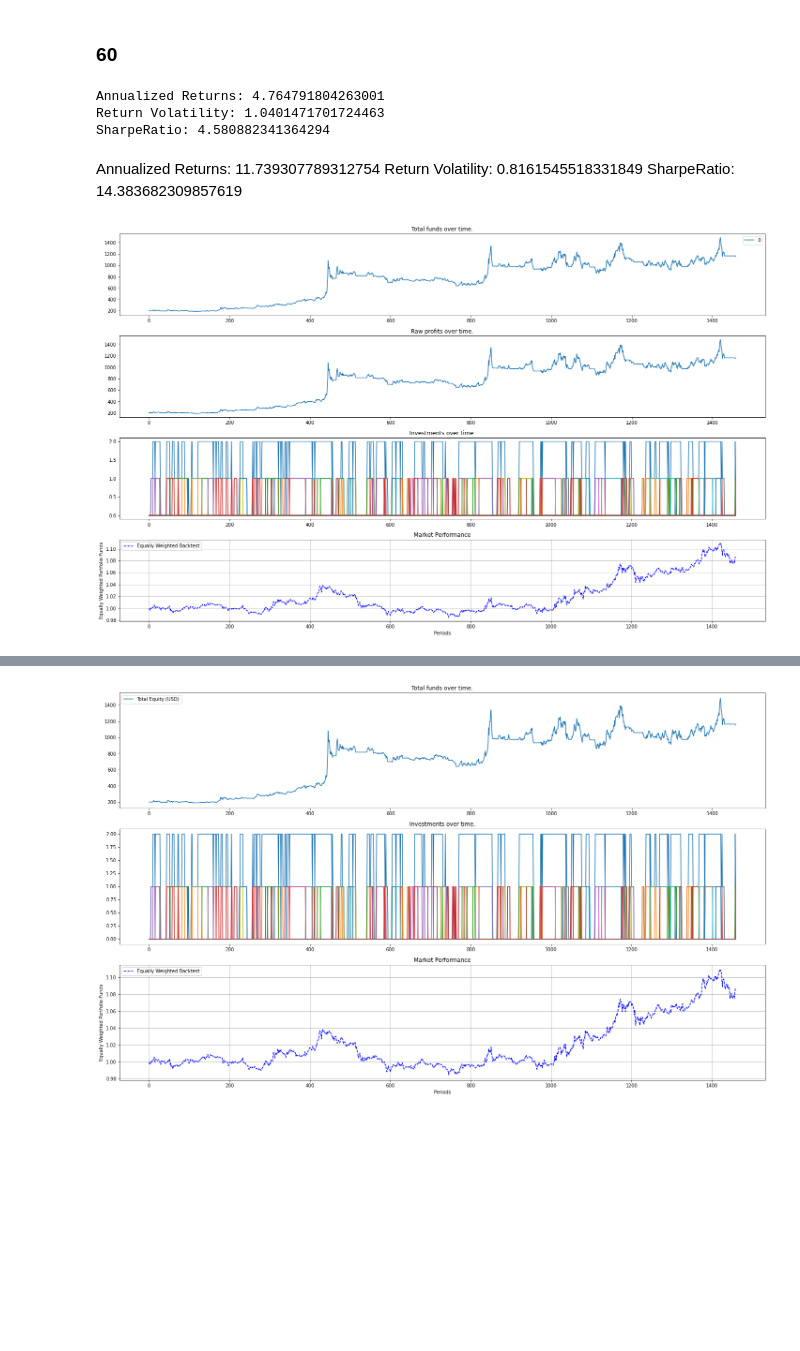
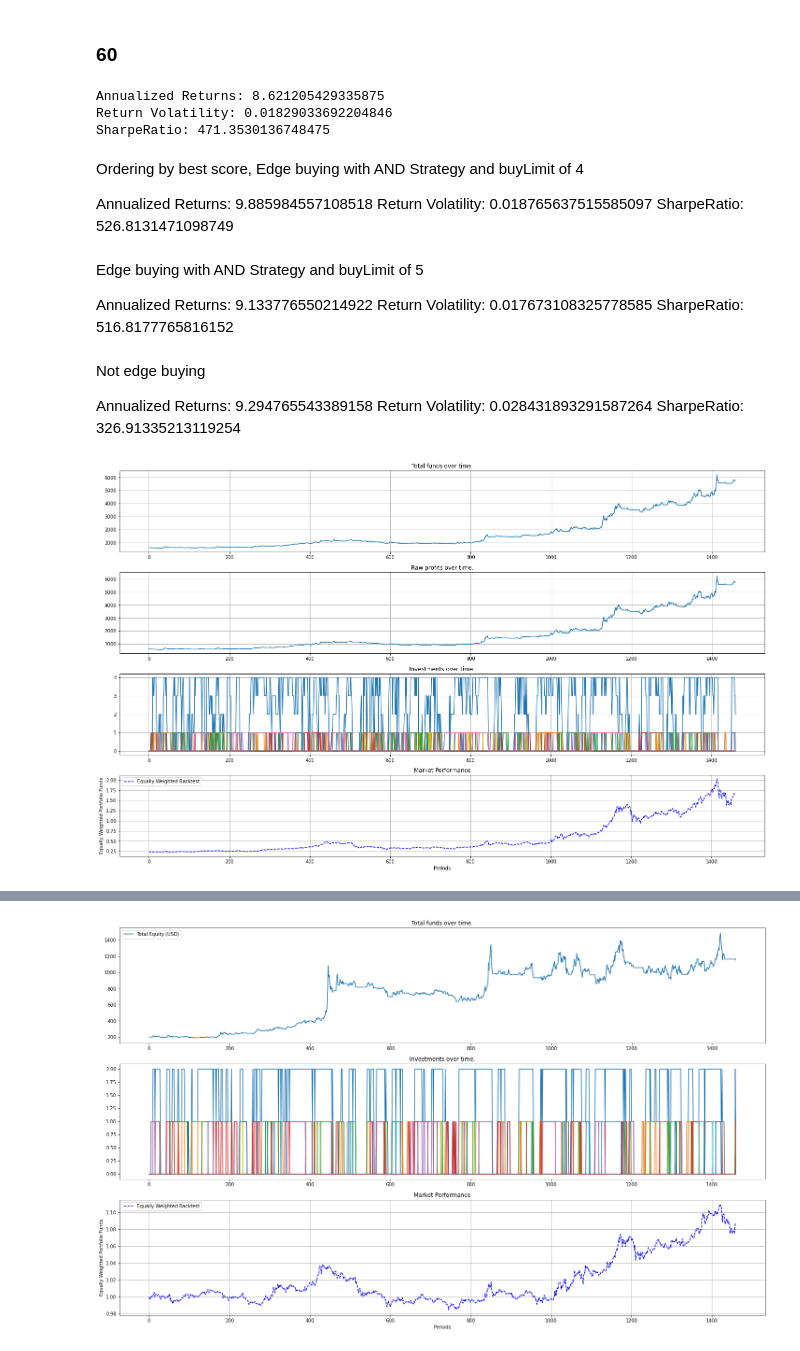
Before and after one commit to Andrerg01/fredinhouTradingBot, a Jupyter notebook: Coinbase_Trader_4.0/src/Prototyping.ipynb, the cells around one changed output, grey strips where cells are left out. Drawn from its saved outputs; the diff is of its cells as text; code cells hidden in the pictures; blank space fills up the shorter version.

Commit message:
All Buying on edge, buyLimit, new scores for strategies, ordering by best score. Deleted old Strategy A, working on new one (PSAR)

```diff
--- a/Coinbase_Trader_4.0/src/Prototyping.ipynb
+++ b/Coinbase_Trader_4.0/src/Prototyping.ipynb
@@ -340,4 +204,0 @@ len(arrPurchased)
-# %%
-with open(cf.dbPath + "/" + 'BTC-USD' + "/Str" + 'B' + "Params_" + str(granularity) + ".pkl", 'rb') as f:
-    best = pkl.load(f)
-best
@@ -1135,11 +903,10 @@ nOfDays = int((backtestDateEnd - backtestDateStart).total_seconds()/datetime.tim
 fail = True
 while fail:
     try:
-        allData60 = [cf.getData(Client, asset, backtestDateStart, backtestDateEnd, granularity, verbose = False) for asset in assets]
+        allData60 = [cf.getData(Client, asset, backtestDateStart, backtestDateEnd, granularity, verbose = False, interpolate = True) for asset in assets]
         fail = False
     except:
         pass
-tradeFee = 0.005
 clear_output()
 # %%
 tradeFee = 0.005
@@ -1181,13 +948,20 @@ for i in range(len(buyHistB)):
     for j in range(len(buyHistB[i])):
         buyHist[i][j] = buyHistB[i][j] and buyHistC[i][j]
 
+assetsRanking_df = pd.DataFrame({'asset':goodAssets, 'score':baseScores, 'goodAllData60':goodAllData60, 'goodAllCloseData60':goodAllCloseData60, 'buyHist':buyHist})
+assetsRanking_df.sort_values(by = 'score', ascending = False, inplace = True)
+goodAssets = assetsRanking_df['asset'].values
+baseScores = assetsRanking_df['score'].values
+goodAllData60 = assetsRanking_df['goodAllData60'].values
+goodAllCloseData60 = assetsRanking_df['goodAllCloseData60'].values
+buyHist = assetsRanking_df['buyHist'].values
 
 fundsHist = []
 realBuyHist = [[False for j in range(len(buyHist[i]))] for i in range(len(buyHist))]
 buyState = [False for _ in range(len(goodAssets))]
 buyPrice = [0 for _ in range(len(goodAssets))]
 buyAmount = [0 for _ in range(len(goodAssets))]
-funds = [0 for _ in range(len(goodAssets))] + [200]
+funds = [0 for _ in range(len(goodAssets))] + [600]
 nOfTrades = [0 for _ in range(len(goodAssets))]
 monthlyDeposits = 0
 deposits = [monthlyDeposits]
@@ -1201,13 +975,15 @@ for i in range(1, len(buyHist[0])):
     negotiableFunds = totalFunds*.9
     currentPrices = [goodAllCloseData60[j][i] for j in range(len(goodAssets))]
 
-    buyLimit = 2
+    buyLimit = 4
 
     buyFull = sum(buyState) >= buyLimit
     #buyFull = False
     for j in range(len(goodAssets)):
         buyFull = sum(buyState) >= buyLimit
-        if buyHist[j][i] and not buyState[j] and not buyFull:
+        if not buyHist[j][i-1] and buyHist[j][i] and not buyState[j] and not buyFull:
+        #if buyHist[j][i] and not buyState[j] and not buyFull:
+
             realBuyHist[j][i] = True
             buyState[j] = True
             buyPrice[j] = currentPrices[j]
@@ -1226,8 +1002,6 @@ for i in range(1, len(buyHist[0])):
         else:
             realBuyHist[j][i] = realBuyHist[j][i-1]
             funds[j] = buyAmount[j]*currentPrices[j]
-    else:
-        realBuyHist[j][i] = False
 
 
     totalFunds = sum(funds)
@@ -1236,44 +1010,50 @@ for i in range(1, len(buyHist[0])):
 
 returnsHist = np.array(ff.returns(np.array(fundsHist)))
 intReturns = (np.prod(1 + returnsHist[1:]))**((31536000/granularity)/periods)-1
-intVol = np.std(returnsHist[1:])*np.sqrt(31536000/granularity)
+intVol = np.std(returnsHist[1:])*np.sqrt(granularity*periods/31536000)
 SR = intReturns/intVol
 print("Annualized Returns: " + str(intReturns))
 print("Return Volatility: " + str(intVol))
 print("SharpeRatio: " + str(SR))
 # %% [output]
-Annualized Returns: 4.764791804263001
-Return Volatility: 1.0401471701724463
-SharpeRatio: 4.580882341364294
+Annualized Returns: 8.621205429335875
+Return Volatility: 0.01829033692204846
+SharpeRatio: 471.3530136748475
-# %% [markdown]
-Annualized Returns: 11.739307789312754
-Return Volatility: 0.8161545518331849
-SharpeRatio: 14.383682309857619
+# %% [markdown]
+Ordering by best score, Edge buying with AND Strategy and buyLimit of 4
+
+Annualized Returns: 9.885984557108518
+Return Volatility: 0.018765637515585097
+SharpeRatio: 526.8131471098749
+# %% [markdown]
+Edge buying with AND Strategy and buyLimit of 5
+
+Annualized Returns: 9.133776550214922
+Return Volatility: 0.017673108325778585
+SharpeRatio: 516.8177765816152
+# %% [markdown]
+Not edge buying
+
+Annualized Returns: 9.294765543389158
+Return Volatility: 0.028431893291587264
+SharpeRatio: 326.91335213119254
 # %%
 fundsHist0 = fundsHist.copy()
 fig, ax = plt.subplots(4, figsize = [20,20/1.61])
-ax[0].plot(np.array(fundsHist0), label = '0')
-# ax[0].plot(np.array(fundsHist1), label = '1')
-# ax[0].plot(np.array(fundsHist2), label = '2')
-# ax[0].plot(np.array(fundsHist3), label = '3')
-# ax[0].plot(np.array(fundsHist4), label = '4')
-# ax[0].plot(np.array(fundsHist5), label = '5')
-# ax[0].plot(np.array(fundsHist6), label = '6')
-# ax[0].plot(np.array(fundsHist7), label = '7')
-# ax[0].plot(np.array(fundsHist8), label = '8')
-
-ax[0].legend()
-
+ax[0].plot(np.array(fundsHist0))
 ax[0].set_title("Total funds over time.")
+ax[0].grid()
 
 ax[1].plot(np.array(fundsHist0) - deposits[1:], label = '0')
 ax[1].set_title("Raw profits over time.")
+ax[1].grid()
 
 ax[2].plot(sum([np.array(realBuyHist[i]) for i in range(len(buyHist))]))
 [ax[2].plot(realBuyHist[i], label = goodAssets[i]) for i in range(len(buyHist))]
 ax[2].set_title("Investments over time.")
+ax[2].grid()
 #ax[1].legend()
 ff.makeMarketPerformancePlot(goodAllCloseData60, ax[3])
 fig.tight_layout()
 # %% [output]
-[figure, old version]
+[figure, new version]
```
Also changed, not shown: parts of 54 cells of this notebook, 6 other files.
